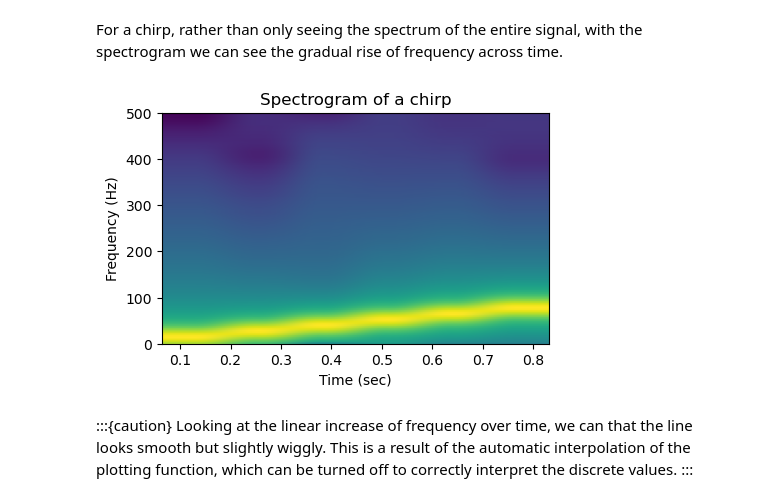
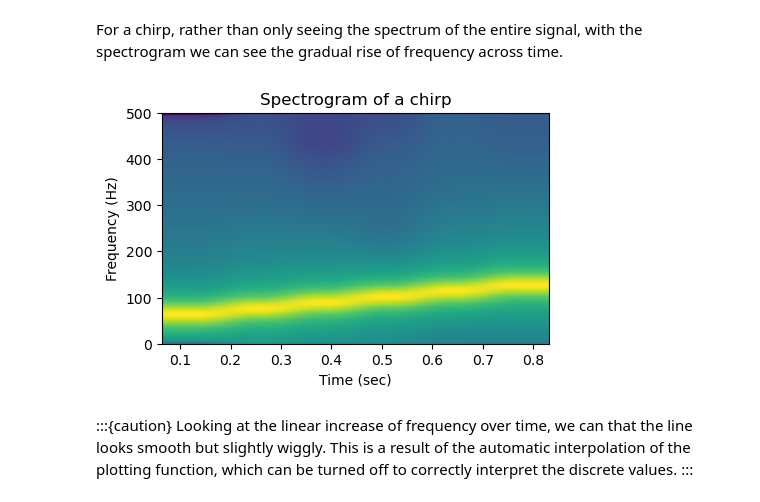
Before and after one commit to leewujung/fundamentals, a Jupyter notebook: boat_tutorials/primers/signal_processing_04_time_freq.ipynb, the cells around one changed output. Cells and saved outputs as stored; diff of their text form; code cells hidden in the pictures.

```diff
--- a/boat_tutorials/primers/signal_processing_04_time_freq.ipynb
+++ b/boat_tutorials/primers/signal_processing_04_time_freq.ipynb
@@ -35,9 +35,9 @@ from scipy.fft import fft, fftfreq
 import matplotlib.pyplot as plt
 # %%
 # Time base used for all signals in this notebook
-N = 1000
+fs = 1000
 end_time = 1
-time = np.linspace(0, end_time, end_time*N, endpoint=False) # 1 sec
+time = np.arange(fs)/fs  # 1 sec
 # %% [markdown]
 ### Sine wave
 # %% [markdown]
@@ -69,6 +73,6 @@ For a chirp signal with frequency sweeping from 1-100 Hz, below we can see that
 # %%
 # Chirp
-chirp = sp.signal.chirp(time, f0=1, t1=1, f1=100)
+chirp = sp.signal.chirp(time, f0=50, t1=1, f1=150)
 # %%
 # Chirp FFT
 fig, (ax1, ax2) = plt.subplots(2)
@@ -113,13 +119,13 @@ plt.show()
 For a chirp, rather than only seeing the spectrum of the entire signal, with the spectrogram we can see the gradual rise of frequency across time.
 # %%
 plt.figure(figsize=(5,3))
-s, s_freq, s_t, im = plt.specgram(chirp, NFFT=256, Fs=N)
+s, s_freq, s_t, im = plt.specgram(chirp, NFFT=256, Fs=fs)
 plt.title("Spectrogram of a chirp")
-plt.xlabel("Time (sec)")
-plt.ylabel("Frequency (Hz)")
+plt.xlabel("Time (sec)", fontsize=10)
+plt.ylabel("Frequency (Hz)", fontsize=10)
 plt.show()
 # %% [output]
-[figure, old version]
+[figure, new version]
 # %% [markdown]
 :::{caution}
 Looking at the linear increase of frequency over time, we can that the line looks smooth but slightly wiggly. This is a result of the automatic interpolation of the plotting function, which can be turned off to correctly interpret the discrete values.
```
Also changed, not shown: parts of 15 cells of this notebook, 2 other files.
